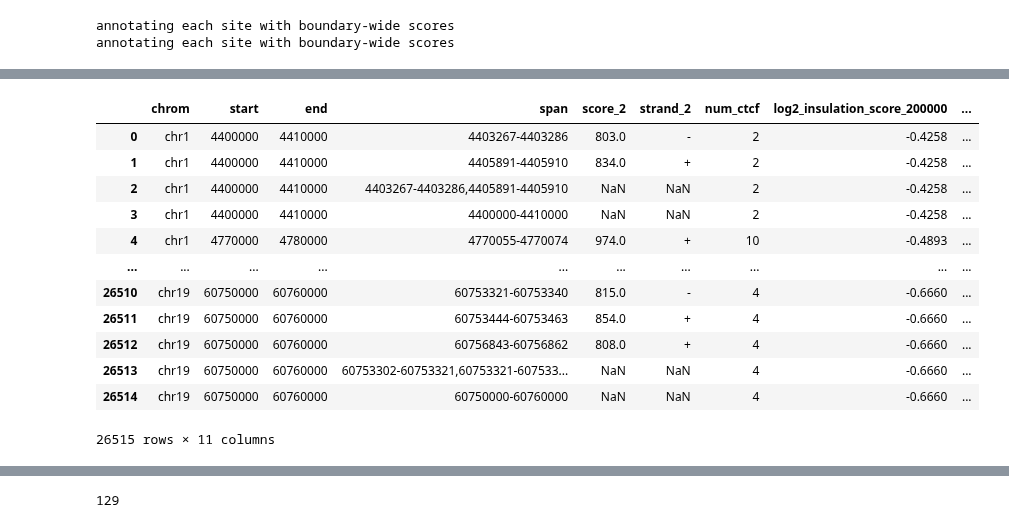
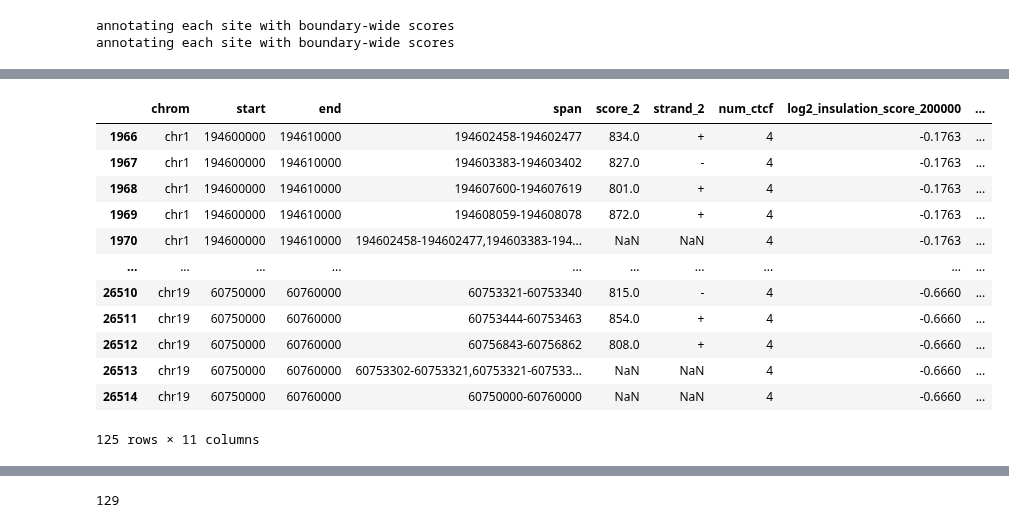
Before and after one commit to Fudenberg-Research-Group/akita_utils, a Jupyter notebook: bin/insert_experiments/analysis/CTCF_motif_deletion_vs_insertion.ipynb, the cells around one changed output, grey strips where cells are left out. Saved outputs shown, nothing was run; the diff lists cells and outputs as text; code cells hidden in the pictures.

```diff
--- a/bin/insert_experiments/analysis/CTCF_motif_deletion_vs_insertion.ipynb
+++ b/bin/insert_experiments/analysis/CTCF_motif_deletion_vs_insertion.ipynb
@@ -304,21 +305,23 @@ df_1 = pd.read_csv('/project/fudenber_735/tensorflow_models/akita/v2/analysis/bo
 df_2 = pd.read_csv('/scratch1/kamulege/boundaries.motifs.ctcf.mm10.tsv', sep='\t')
 df_3 = pd.merge(df_1, df_2, on="start" )
 # %%
-df_1
+not_in_df_2 = df_1[~df_1['span'].isin(df_2['span'])]
+
+not_in_df_2
 # %% [output]
 |  | chrom | start | end | span | score_2 | strand_2 | num_ctcf | log2_insulation_score_200000 | ... |
-| 0 | chr1 | 4400000 | 4410000 | 4403267-4403286 | 803.0 | - | 2 | -0.4258 | ... |
-| 1 | chr1 | 4400000 | 4410000 | 4405891-4405910 | 834.0 | + | 2 | -0.4258 | ... |
-| 2 | chr1 | 4400000 | 4410000 | 4403267-4403286,4405891-4405910 | NaN | NaN | 2 | -0.4258 | ... |
-| 3 | chr1 | 4400000 | 4410000 | 4400000-4410000 | NaN | NaN | 2 | -0.4258 | ... |
-| 4 | chr1 | 4770000 | 4780000 | 4770055-4770074 | 974.0 | + | 10 | -0.4893 | ... |
+| 1966 | chr1 | 194600000 | 194610000 | 194602458-194602477 | 834.0 | + | 4 | -0.1763 | ... |
+| 1967 | chr1 | 194600000 | 194610000 | 194603383-194603402 | 827.0 | - | 4 | -0.1763 | ... |
+| 1968 | chr1 | 194600000 | 194610000 | 194607600-194607619 | 801.0 | + | 4 | -0.1763 | ... |
+| 1969 | chr1 | 194600000 | 194610000 | 194608059-194608078 | 872.0 | + | 4 | -0.1763 | ... |
+| 1970 | chr1 | 194600000 | 194610000 | 194602458-194602477,194603383-194... | NaN | NaN | 4 | -0.1763 | ... |
 | ... | ... | ... | ... | ... | ... | ... | ... | ... | ... |
 | 26510 | chr19 | 60750000 | 60760000 | 60753321-60753340 | 815.0 | - | 4 | -0.6660 | ... |
 | 26511 | chr19 | 60750000 | 60760000 | 60753444-60753463 | 854.0 | + | 4 | -0.6660 | ... |
 | 26512 | chr19 | 60750000 | 60760000 | 60756843-60756862 | 808.0 | + | 4 | -0.6660 | ... |
 | 26513 | chr19 | 60750000 | 60760000 | 60753302-60753321,60753321-607533... | NaN | NaN | 4 | -0.6660 | ... |
 | 26514 | chr19 | 60750000 | 60760000 | 60750000-60760000 | NaN | NaN | 4 | -0.6660 | ... |
-26515 rows × 11 columns
+125 rows × 11 columns
 # %%
 # df_3.plot.scatter(x='start_x', y='start_y')
 
```
Also changed, not shown: parts of 3 cells of this notebook.
